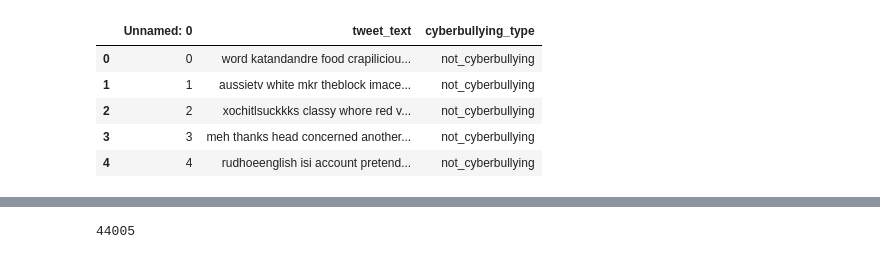
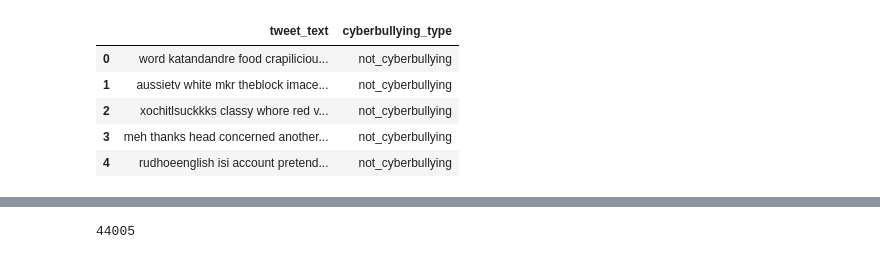
Before and after one commit to J-o-e-M/Deep-Learning-Cyberbullying-Tweet-Classification, a Jupyter notebook: main.ipynb, the cells around one changed output, grey strips where cells are left out. Cells and saved outputs as stored; diff of their text form; code cells hidden in the pictures.

```diff
--- a/main.ipynb
+++ b/main.ipynb
@@ -14,10 +17,12 @@ import matplotlib.pyplot as plt
 # %%
 data = pd.read_csv('cyber_bully_cleaned.csv')
 data.head()
+data = data.drop(['Unnamed: 0'], axis=1)
+data.head()
 # %% [output]
-|  | Unnamed: 0 | tweet_text | cyberbullying_type |
-| 0 | 0 | word katandandre food crapiliciou... | not_cyberbullying |
-| 1 | 1 | aussietv white mkr theblock imace... | not_cyberbullying |
-| 2 | 2 | xochitlsuckkks classy whore red v... | not_cyberbullying |
-| 3 | 3 | meh thanks head concerned another... | not_cyberbullying |
-| 4 | 4 | rudhoeenglish isi account pretend... | not_cyberbullying |
+|  | tweet_text | cyberbullying_type |
+| 0 | word katandandre food crapiliciou... | not_cyberbullying |
+| 1 | aussietv white mkr theblock imace... | not_cyberbullying |
+| 2 | xochitlsuckkks classy whore red v... | not_cyberbullying |
+| 3 | meh thanks head concerned another... | not_cyberbullying |
+| 4 | rudhoeenglish isi account pretend... | not_cyberbullying |
```
Also changed, not shown: parts of 13 cells of this notebook, 2 other files.
